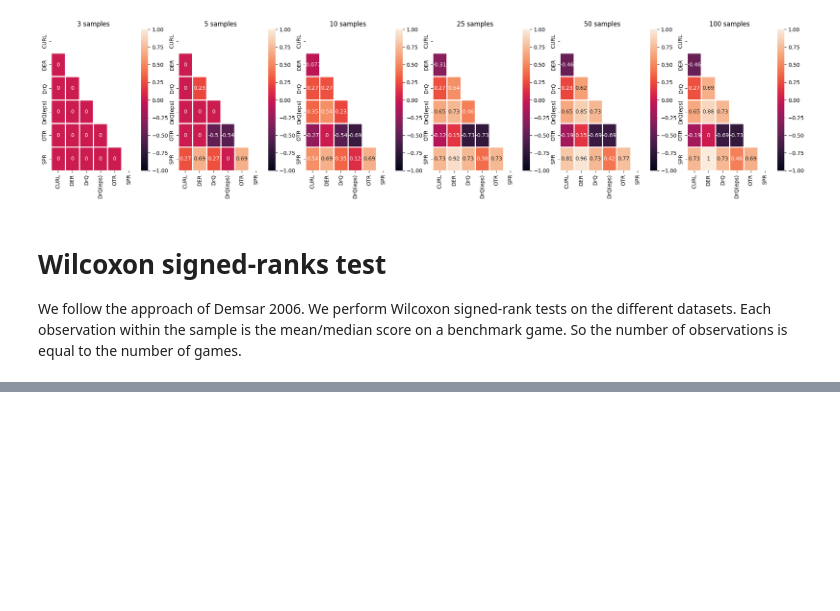
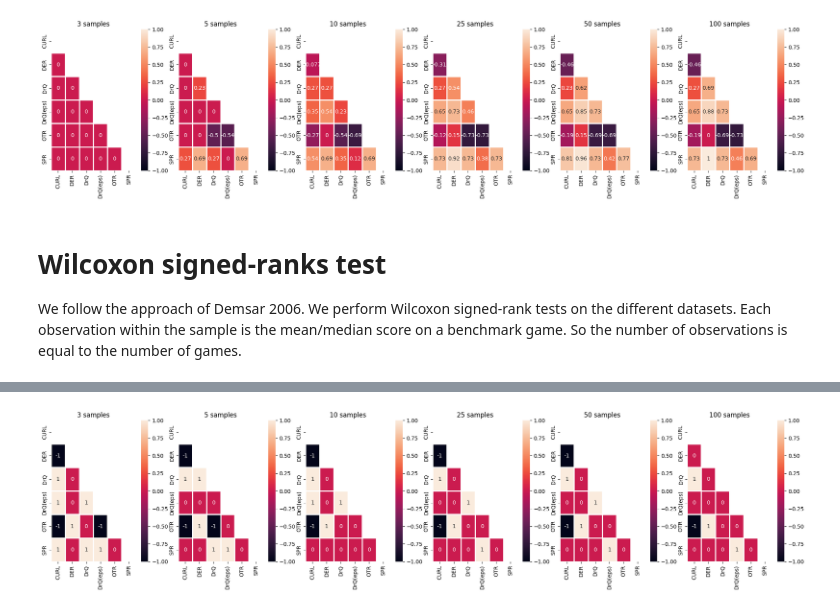
Before and after one commit to ecaromeo/stat_prec, a Jupyter notebook: normality.ipynb, the cells around one changed output, grey strips where cells are left out. Saved outputs shown, nothing was run; the diff lists cells and outputs as text; code cells hidden in the pictures; blank space fills up the shorter version.

Commit message:
Add sign test

```diff
--- a/normality.ipynb
+++ b/normality.ipynb
@@ -638,0 +650,55 @@ for kk in range(len(Kv)):
+# %%
+combs = math.factorial(len(algo_list))/math.factorial(len(algo_list)-2)/2
+
+alg1_smpl_mean = np.zeros(len(games))
+alg1_smpl_median = np.zeros(len(games))
+alg2_smpl_mean = np.zeros(len(games))
+alg2_smpl_median = np.zeros(len(games))
+p_vals_great = np.zeros(len(games))
+p_vals_less = np.zeros(len(games))
+p_vals_mood_great = np.zeros(len(games))
+p_vals_mood_less = np.zeros(len(games))
+ttr = 0.1 # Trim value
+alpha = 0.05
+alpha_bonf = alpha/combs
+Kv = np.array([3, 5, 10, 25, 50, 100])
+K = 100    # Number or samples from the simulation
+fig, ax = plt.subplots(1, len(Kv))
+fig.set_figwidth(25)
+
+for kk in range(len(Kv)):
+        K = Kv[kk]
+        J_matrix = np.zeros((Nalgo, Nalgo))
+        for alg1, alg2 in itertools.combinations(algo_bench.keys(), 2):
+                alg1_ret = algo_bench[alg1]
+                alg2_ret = algo_bench[alg2]
+                i1 = algo_list.index(alg1)
+                i2 = algo_list.index(alg2)
+                for i, game in zip(range(len(games)), games):
+                        alg1_smpl = random.sample(alg1_ret[game], K)
+                        alg2_smpl = random.sample(alg2_ret[game], K)
+                        alg1_smpl = score_normalization(alg1_smpl, RANDOM_SCORES[game], HUMAN_SCORES[game])
+                        alg2_smpl = score_normalization(alg2_smpl, RANDOM_SCORES[game], HUMAN_SCORES[game])
+                        alg1_smpl_mean[i] = np.mean(alg1_smpl)
+                        alg1_smpl_median[i] = np.median(alg1_smpl)
+                        alg2_smpl_mean[i] = np.mean(alg2_smpl)
+                        alg2_smpl_median[i] = np.median(alg2_smpl)
+                signs = np.sign(alg2_smpl_median - alg1_smpl_median)
+                if np.sum(signs) >= 0:
+                        wins = np.sum(signs>0)
+                        results = stats.binomtest(wins, len(games), 0.5)
+                        p_val = results.pvalue
+                        J_score = 0 if p_val<= alpha_bonf else 1
+                else:
+                       wins = np.sum(signs<0)
+                       results = stats.binomtest(wins, len(games), 0.5)
+                       p_val = results.pvalue
+                       J_score = 0 if p_val<= alpha_bonf else -1
+                J_matrix[i2, i1] = J_score
+
+        mask = np.zeros_like(J_matrix)
+        mask[np.triu_indices_from(mask)] = True
+        sns.heatmap(J_matrix, vmin=-1, vmax=1, linewidth=1, mask=mask, annot=True, xticklabels=algo_list, yticklabels=algo_list, ax=ax[kk])
+        ax[kk].set_title(f"{K} samples")
+# %% [output]
+[figure, added]
```
Also changed, not shown: parts of 4 cells of this notebook.
